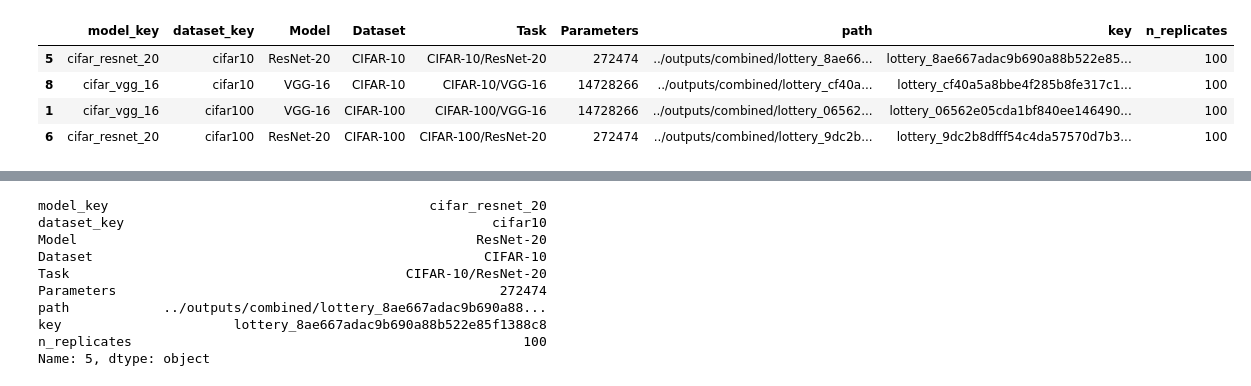
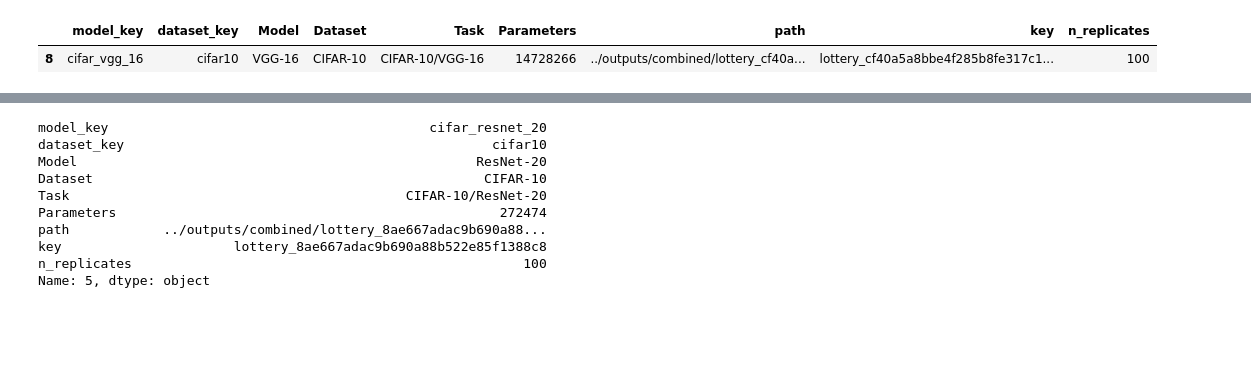
Before and after one commit to devinkwok/nn_example_difficulty, a Jupyter notebook: plots/var_epoch.ipynb, the cells around one changed output, grey strips where cells are left out. Drawn from its saved outputs; the diff is of its cells as text; code cells hidden in the pictures; blank space fills up the shorter version.

```diff
--- a/plots/var_epoch.ipynb
+++ b/plots/var_epoch.ipynb
@@ -11,27 +11,24 @@
 # %%
 from data_utils import *
 
 
 DATA_ROOT = "../outputs/combined/"
 FIGURE_ROOT = Path("../outputs/plots/var_epoch")
 N_RUNS = 100
-N_EXAMPLES = 50000
+N_EXAMPLES = 5000
 
 model_df = get_model_df(DATA_ROOT)
 MODEL_SUBSET = [
-    {"key": "lottery_8ae667adac9b690a88b522e85f1388c8"},
+    # {"key": "lottery_8ae667adac9b690a88b522e85f1388c8"},
     {"key": "lottery_cf40a5a8bbe4f285b8fe317c1aa95dd5"},
-    {"key": "lottery_06562e05cda1bf840ee146490815ed82"},
-    {"key": "lottery_9dc2b8dfff54c4da57570d7b391dcccd"},
+    # {"key": "lottery_06562e05cda1bf840ee146490815ed82"},
+    # {"key": "lottery_9dc2b8dfff54c4da57570d7b391dcccd"},
 ]
 model_df = multi_filter_df(model_df, MODEL_SUBSET)
 model_df
 # %% [output]
 |  | model_key | dataset_key | Model | Dataset | Task | Parameters | path | key | n_replicates |
-| 5 | cifar_resnet_20 | cifar10 | ResNet-20 | CIFAR-10 | CIFAR-10/ResNet-20 | 272474 | ../outputs/combined/lottery_8ae66... | lottery_8ae667adac9b690a88b522e85... | 100 |
 | 8 | cifar_vgg_16 | cifar10 | VGG-16 | CIFAR-10 | CIFAR-10/VGG-16 | 14728266 | ../outputs/combined/lottery_cf40a... | lottery_cf40a5a8bbe4f285b8fe317c1... | 100 |
-| 1 | cifar_vgg_16 | cifar100 | VGG-16 | CIFAR-100 | CIFAR-100/VGG-16 | 14728266 | ../outputs/combined/lottery_06562... | lottery_06562e05cda1bf840ee146490... | 100 |
-| 6 | cifar_resnet_20 | cifar100 | ResNet-20 | CIFAR-100 | CIFAR-100/ResNet-20 | 272474 | ../outputs/combined/lottery_9dc2b... | lottery_9dc2b8dfff54c4da57570d7b3... | 100 |
 # %%
 from itertools import product
 
```
Also changed, not shown: parts of 1 cell of this notebook, 24 other files.
